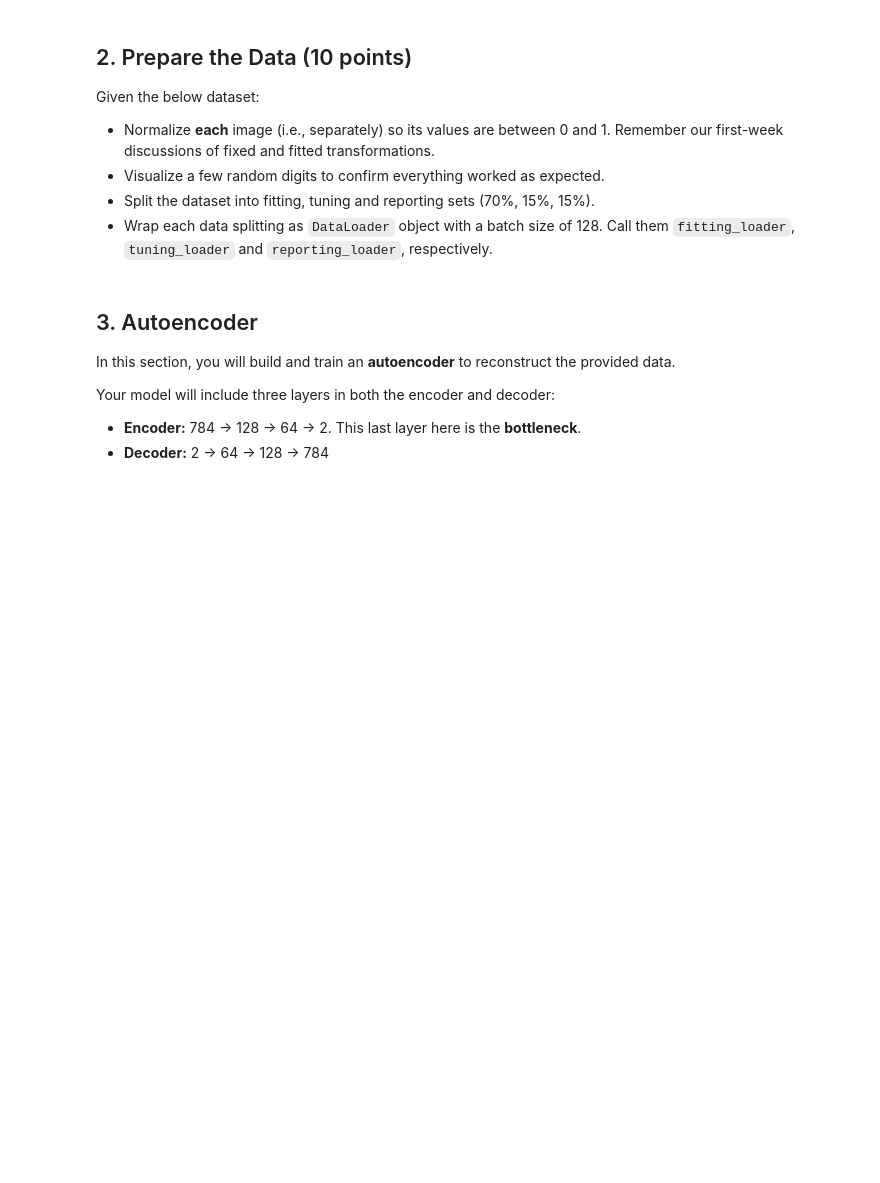
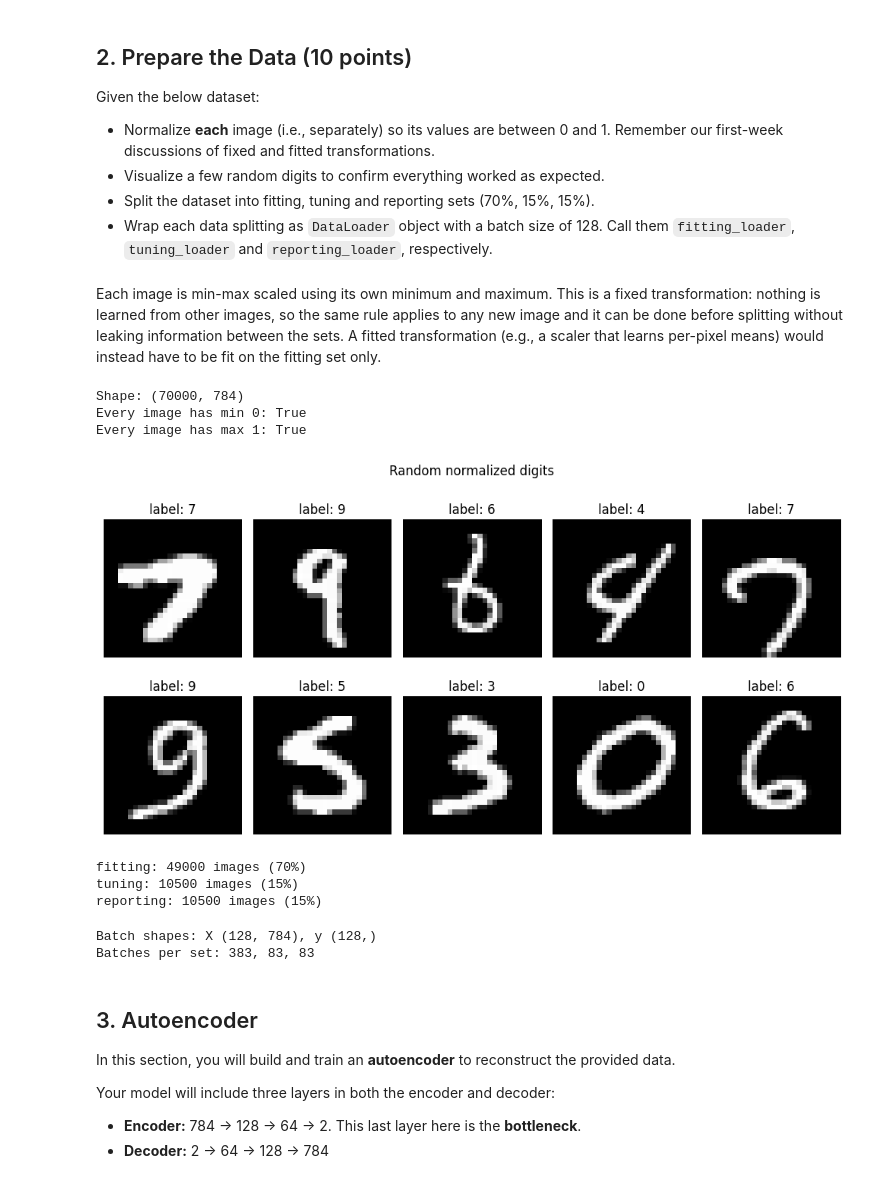
Before and after one commit to SJ-Jain-systems/labsml, a Jupyter notebook: 06-autoencoders.ipynb, the cells around one changed output. Cells and saved outputs as stored; diff of their text form; code cells hidden in the pictures; blank space fills up the shorter version.

```diff
--- a/06-autoencoders.ipynb
+++ b/06-autoencoders.ipynb
@@ -58,3 +56,70 @@ X, y = mnist.data, mnist.target.astype(int)
+# %% [markdown]
+Each image is min-max scaled using its own minimum and maximum. This is a fixed transformation: nothing is learned from other images, so the same rule applies to any new image and it can be done before splitting without leaking information between the sets. A fitted transformation (e.g., a scaler that learns per-pixel means) would instead have to be fit on the fitting set only.
+# %%
+import numpy as np
+import matplotlib.pyplot as plt
+import torch
+from torch.utils.data import TensorDataset, DataLoader
+from sklearn.model_selection import train_test_split
+
+# min-max scale each image (row) separately with its own min and max
+X_min = X.min(axis=1, keepdims=True)
+X_max = X.max(axis=1, keepdims=True)
+X_norm = (X - X_min) / (X_max - X_min)
+
+print(f"Shape: {X_norm.shape}")
+print(f"Every image has min 0: {np.allclose(X_norm.min(axis=1), 0)}")
+print(f"Every image has max 1: {np.allclose(X_norm.max(axis=1), 1)}")
+# %% [output]
+Shape: (70000, 784)
+Every image has min 0: True
+Every image has max 1: True
+# %%
+# make sure normalization didn't ruin images
+rng = np.random.default_rng(42)
+idx = rng.choice(len(X_norm), size=10, replace=False) #choose random idxs for which images to show
+
+fig, axes = plt.subplots(2, 5, figsize=(10, 5.5))
+for ax, i in zip(axes.ravel(), idx):
+    ax.imshow(X_norm[i].reshape(28, 28), cmap="gray", vmin=0, vmax=1)
+    ax.set_title(f"label: {y[i]}")
+    ax.axis("off")
+fig.suptitle("Random normalized digits")
+plt.tight_layout()
+plt.show()
+# %% [output]
+[figure, added]
+# %%
+# 70% fitting, then split the remaining 30% in half for tuning and reporting.
+# stratify keeps the digit proportions the same in every set
+X_fit, X_rest, y_fit, y_rest = train_test_split(X_norm, y, test_size=0.30, stratify=y, random_state=42)
+X_tune, X_report, y_tune, y_report = train_test_split(X_rest, y_rest, test_size=0.50, stratify=y_rest, random_state=42)
+
+for name, part in [("fitting", X_fit), ("tuning", X_tune), ("reporting", X_report)]:
+    print(f"{name}: {len(part)} images ({len(part) / len(X_norm):.0%})")
+# %% [output]
+fitting: 49000 images (70%)
+tuning: 10500 images (15%)
+reporting: 10500 images (15%)
+# %%
+BATCH_SIZE = 128
+
+def make_loader(X, y, shuffle):
+    dataset = TensorDataset(torch.tensor(X, dtype=torch.float32), torch.tensor(y, dtype=torch.long))
+    return DataLoader(dataset, batch_size=BATCH_SIZE, shuffle=shuffle)
+
+torch.manual_seed(42)
+# only the fitting set is shuffled; the order of the other two doesn't affect evaluation
+fitting_loader = make_loader(X_fit, y_fit, shuffle=True)
+tuning_loader = make_loader(X_tune, y_tune, shuffle=False)
+reporting_loader = make_loader(X_report, y_report, shuffle=False)
+
+X_batch, y_batch = next(iter(fitting_loader)) #get the first batch from the fitting loader
+print(f"Batch shapes: X {tuple(X_batch.shape)}, y {tuple(y_batch.shape)}")
+print(f"Batches per set: {len(fitting_loader)}, {len(tuning_loader)}, {len(reporting_loader)}")
+# %% [output]
+Batch shapes: X (128, 784), y (128,)
+Batches per set: 383, 83, 83
 # %% [markdown]
 ## 3. Autoencoder
 
```
Also changed, not shown: parts of 2 cells of this notebook.
